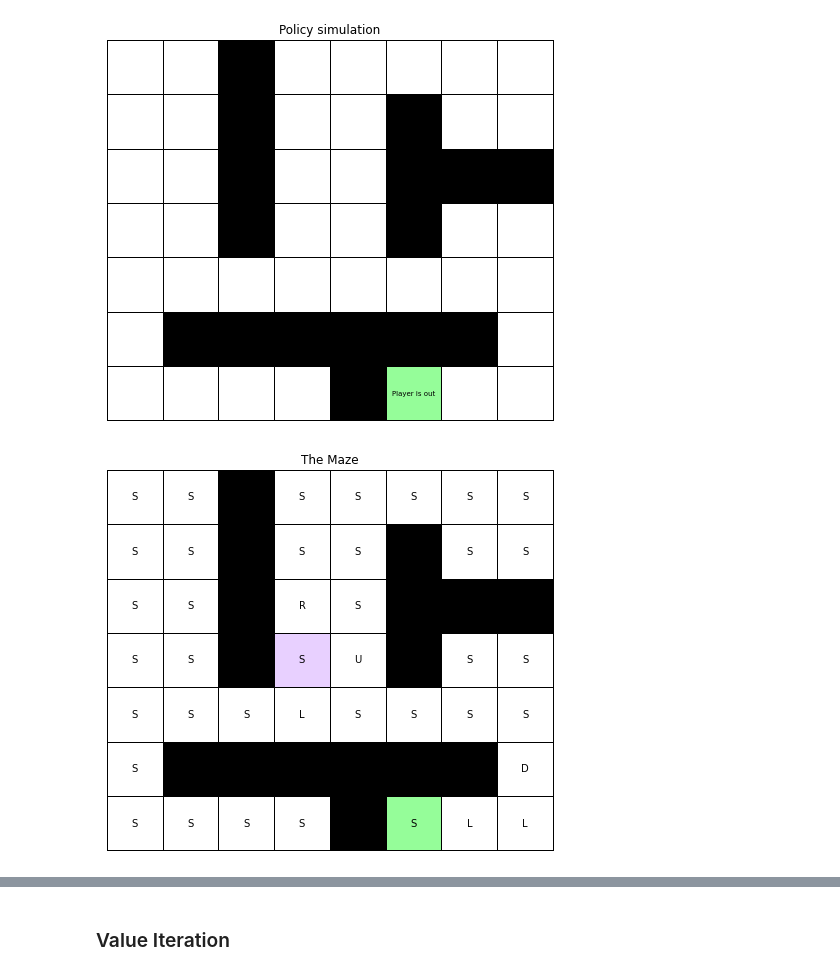
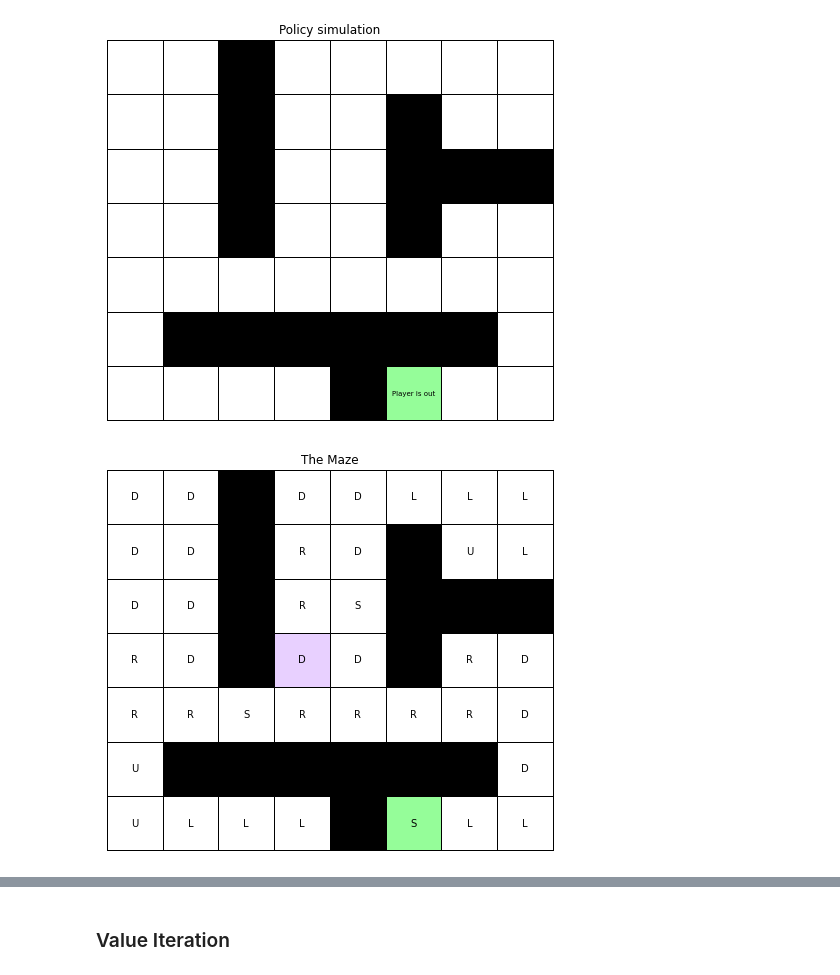
Before and after one commit to ClaraEscorihuela/ReinforcementLearning_el2805_labs, a Jupyter notebook: Lab1/Lab1.ipynb, the cells around one changed output, grey strips where cells are left out. Cells and saved outputs as stored; diff of their text form; code cells hidden in the pictures.

```diff
--- a/Lab1/Lab1.ipynb
+++ b/Lab1/Lab1.ipynb
@@ -101,11 +99,11 @@ mz.animate_solution(maze, path)
 # %%
 #Plot policy at specifict time with minotaur at specific location
 #S: Stay, L: Left, R: Right, U: Up, D: down
 #Green -> objective, Purple -> minotaur
 minotaur_position = (3,3)
-env.draw_policy(policy, 17, minotaur_position)
+env.draw_policy(policy, 4, minotaur_position)
 # %% [output]
-[figure, old version]
+[figure, new version]
 # %%
 #Plot graph with probability of exiting the maze
 mz.exit_probability(env,method)
```
Also changed, not shown: parts of 6 cells of this notebook, 3 other files.
